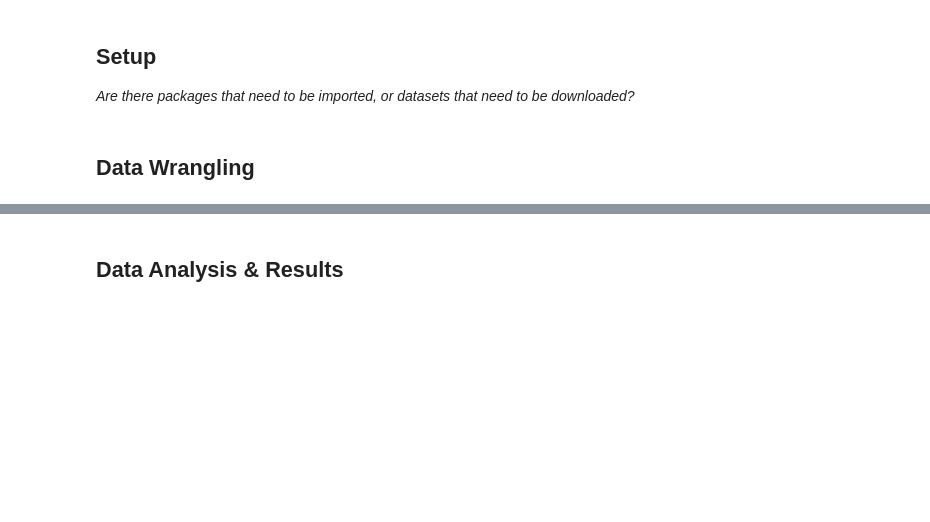
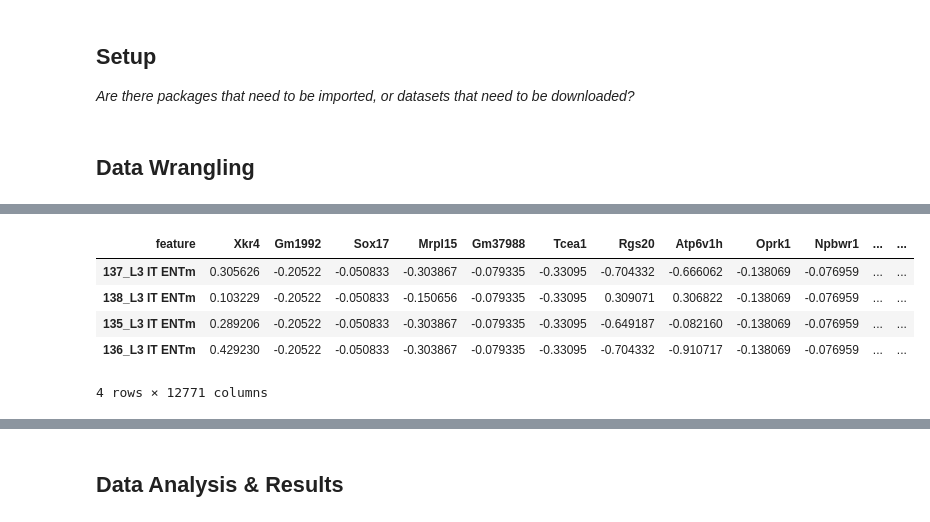
Before and after one commit to pbvijaya/BIPN162_Cell_Types, a Jupyter notebook: CellTypesProject_template.ipynb, the cells around one changed output, grey strips where cells are left out. Saved outputs shown, nothing was run; the diff lists cells and outputs as text; code cells hidden in the pictures; blank space fills up the shorter version.

```diff
--- a/CellTypesProject_template.ipynb
+++ b/CellTypesProject_template.ipynb
@@ -46,0 +95,9 @@ Describe your data wrangling steps here.
+# %%
+ENT_rnaseq_data.head()
+# %% [output]
+| feature | Xkr4 | Gm1992 | Sox17 | Mrpl15 | Gm37988 | Tcea1 | Rgs20 | Atp6v1h | Oprk1 | Npbwr1 | ... | ... |
+| 137_L3 IT ENTm | 0.305626 | -0.20522 | -0.050833 | -0.303867 | -0.079335 | -0.33095 | -0.704332 | -0.666062 | -0.138069 | -0.076959 | ... | ... |
+| 138_L3 IT ENTm | 0.103229 | -0.20522 | -0.050833 | -0.150656 | -0.079335 | -0.33095 | 0.309071 | 0.306822 | -0.138069 | -0.076959 | ... | ... |
+| 135_L3 IT ENTm | 0.289206 | -0.20522 | -0.050833 | -0.303867 | -0.079335 | -0.33095 | -0.649187 | -0.082160 | -0.138069 | -0.076959 | ... | ... |
+| 136_L3 IT ENTm | 0.429230 | -0.20522 | -0.050833 | -0.303867 | -0.079335 | -0.33095 | -0.704332 | -0.910717 | -0.138069 | -0.076959 | ... | ... |
+4 rows × 12771 columns
```
Also changed, not shown: parts of 13 cells of this notebook.
